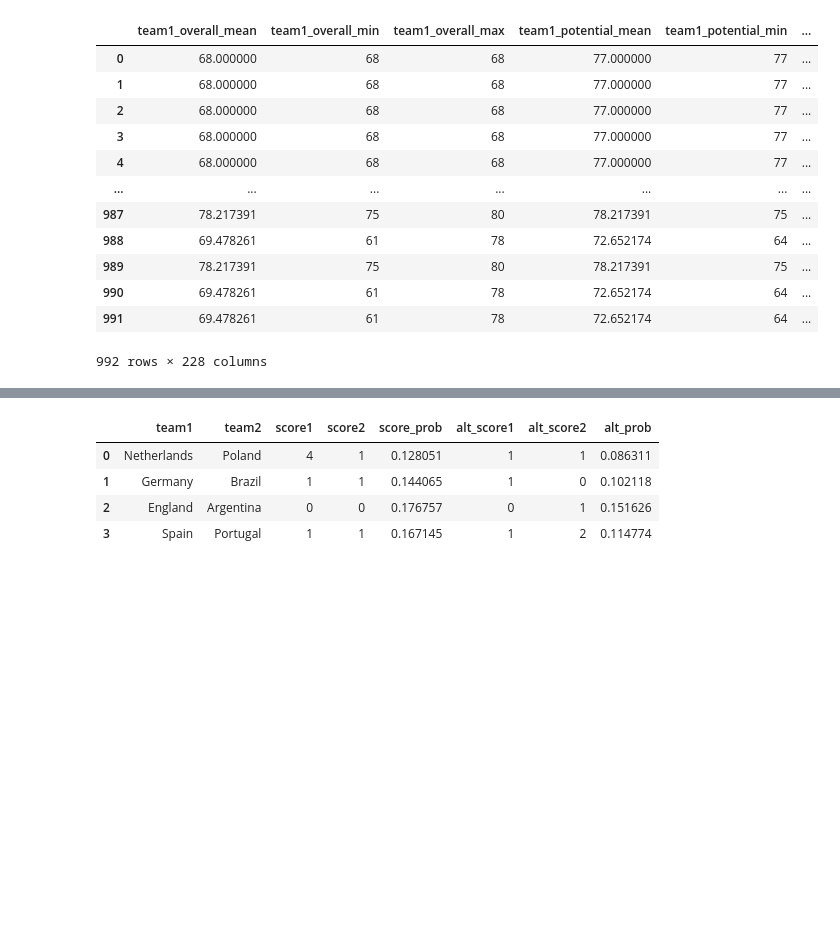
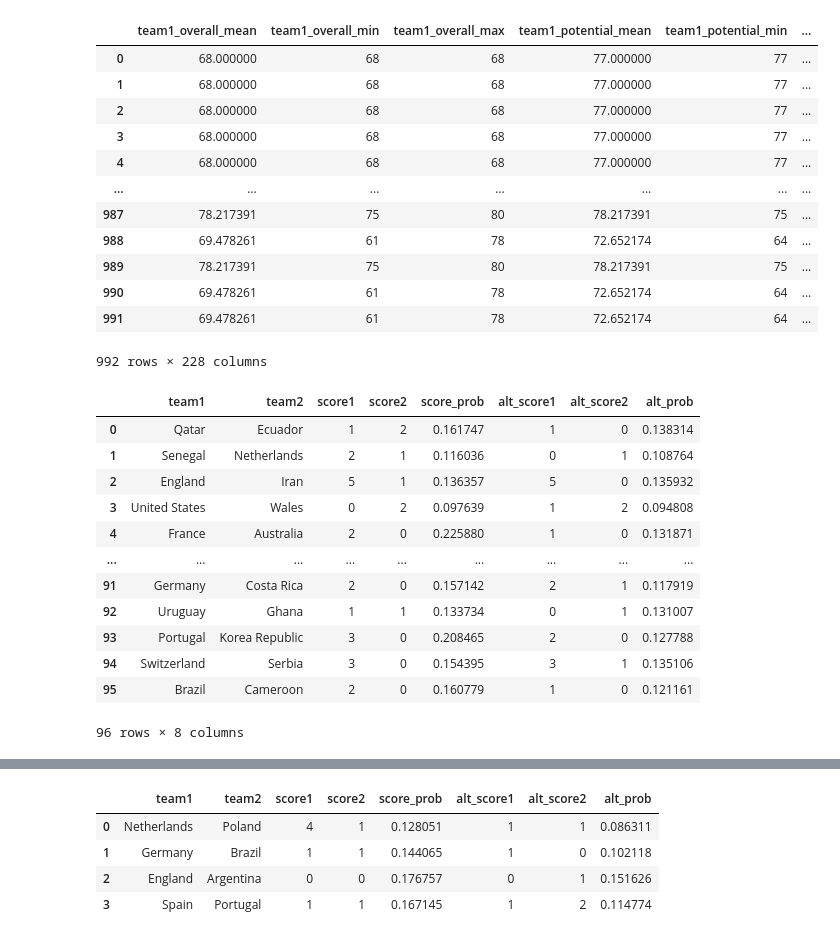
Before and after one commit to pellejacobsson/world-cup-22, a Jupyter notebook: predict_games.ipynb, the cells around one changed output, grey strips where cells are left out. Cells and saved outputs as stored; diff of their text form; code cells hidden in the pictures; blank space fills up the shorter version.

```diff
--- a/predict_games.ipynb
+++ b/predict_games.ipynb
@@ -167,6 +167,22 @@ def get_scores(team1s, team2s):
     return df
 # %%
 df_groups = get_scores(res_wc22['team1'].values, res_wc22['team2'].values)
+# %%
+df_groups
+# %% [output]
+|  | team1 | team2 | score1 | score2 | score_prob | alt_score1 | alt_score2 | alt_prob |
+| 0 | Qatar | Ecuador | 1 | 2 | 0.161747 | 1 | 0 | 0.138314 |
+| 1 | Senegal | Netherlands | 2 | 1 | 0.116036 | 0 | 1 | 0.108764 |
+| 2 | England | Iran | 5 | 1 | 0.136357 | 5 | 0 | 0.135932 |
+| 3 | United States | Wales | 0 | 2 | 0.097639 | 1 | 2 | 0.094808 |
+| 4 | France | Australia | 2 | 0 | 0.225880 | 1 | 0 | 0.131871 |
+| ... | ... | ... | ... | ... | ... | ... | ... | ... |
+| 91 | Germany | Costa Rica | 2 | 0 | 0.157142 | 2 | 1 | 0.117919 |
+| 92 | Uruguay | Ghana | 1 | 1 | 0.133734 | 0 | 1 | 0.131007 |
+| 93 | Portugal | Korea Republic | 3 | 0 | 0.208465 | 2 | 0 | 0.127788 |
+| 94 | Switzerland | Serbia | 3 | 0 | 0.154395 | 3 | 1 | 0.135106 |
+| 95 | Brazil | Cameroon | 2 | 0 | 0.160779 | 1 | 0 | 0.121161 |
+96 rows × 8 columns
 # %%
 team1s8 = ['Netherlands', 'Poland', 'Germany', 'Brazil', 'England', 'Denmark', 'Croatia', 'Portugal']
 team2s8 = ['Wales', 'France', 'Belgium', 'Ghana', 'Senegal', 'Argentina', 'Spain', 'Switzerland']
```
Also changed, not shown: parts of 2 cells of this notebook.
